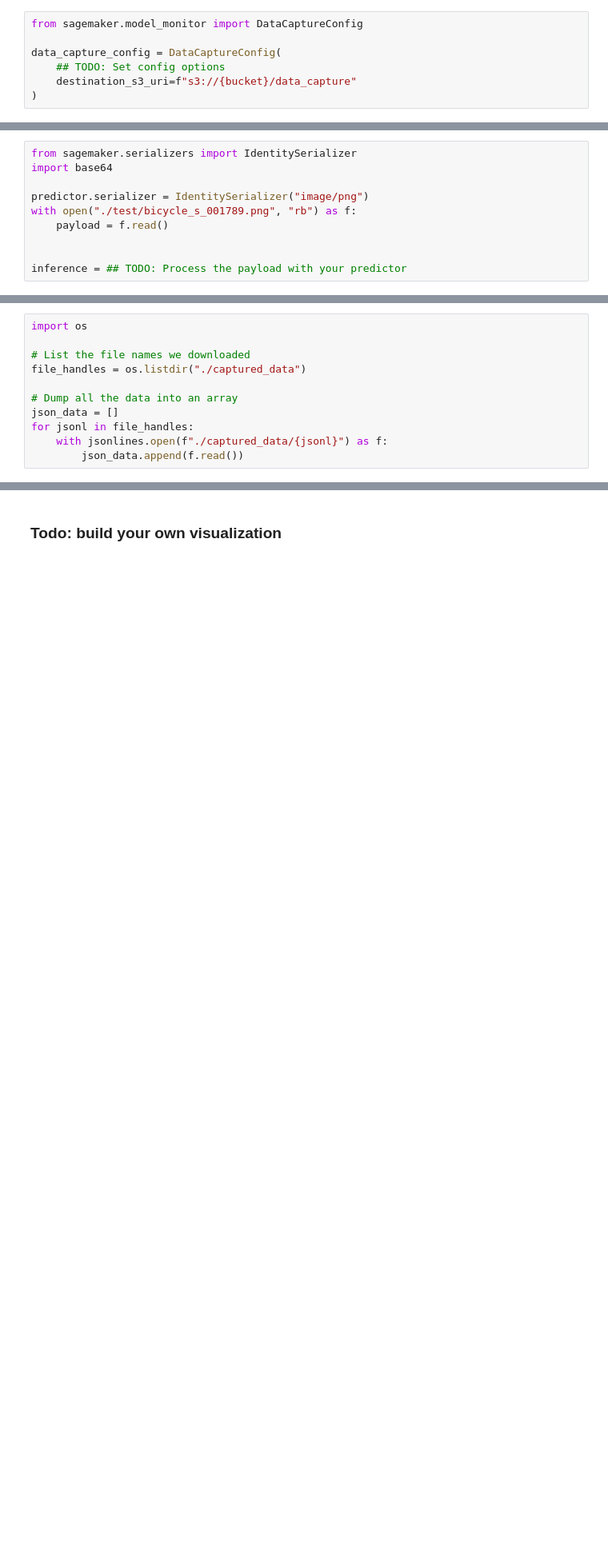
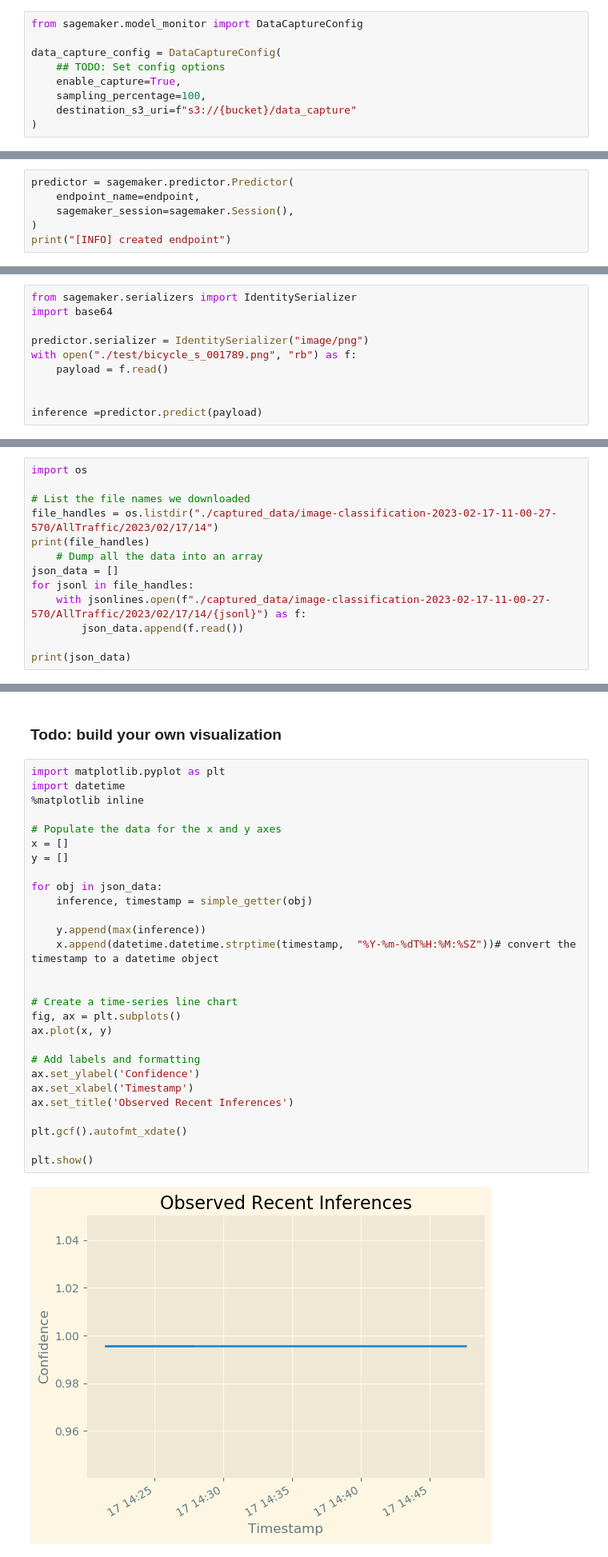
Before and after one commit to boachiejude/udacity-nd009t-C2-Developing-ML-Workflow, a Jupyter notebook: project/starter.ipynb, the cells around one changed output, grey strips where cells are left out. Shown at 80% size. Saved outputs shown, nothing was run; the diff lists cells and outputs as text; blank space fills up the shorter version.

```diff
--- a/project/starter.ipynb
+++ b/project/starter.ipynb
@@ -410,6 +441,8 @@ from sagemaker.model_monitor import DataCaptureConfig
 
 data_capture_config = DataCaptureConfig(
     ## TODO: Set config options
+    enable_capture=True,
+    sampling_percentage=100,
     destination_s3_uri=f"s3://{bucket}/data_capture"
 )
 # %% [markdown]
@@ -432,0 +469,6 @@ predictor = ## TODO: fill in
+# %%
+predictor = sagemaker.predictor.Predictor(
+    endpoint_name=endpoint,
+    sagemaker_session=sagemaker.Session(),
+)
+print("[INFO] created endpoint")
@@ -441,7 +485,7 @@ with open("./test/bicycle_s_001789.png", "rb") as f:
     payload = f.read()
 
 
-inference = ## TODO: Process the payload with your predictor
+inference =predictor.predict(payload)
 # %% [markdown]
 Your `inference` object is an array of two values, the predicted probability value for each of your classes (bicycle and motorcycle respectively.) So, for example, a value of `b'[0.91, 0.09]'` indicates the probability of being a bike is 91% and being a motorcycle is 9%.
 # %%
@@ -644,10 +704,12 @@ Now we can extract the data from each of the source files:
 import os
 
 # List the file names we downloaded
-file_handles = os.listdir("./captured_data")
-
-# Dump all the data into an array
+file_handles = os.listdir("./captured_data/image-classification-2023-02-17-11-00-27-570/AllTraffic/2023/02/17/14")
+print(file_handles)
+    # Dump all the data into an array
 json_data = []
 for jsonl in file_handles:
-    with jsonlines.open(f"./captured_data/{jsonl}") as f:
+    with jsonlines.open(f"./captured_data/image-classification-2023-02-17-11-00-27-570/AllTraffic/2023/02/17/14/{jsonl}") as f:
         json_data.append(f.read())
+
+print(json_data)
@@ -690,5 +764,35 @@ plt.gcf().autofmt_xdate()
 # %% [markdown]
 ### Todo: build your own visualization
+# %%
+import matplotlib.pyplot as plt
+import datetime
+%matplotlib inline
+
+# Populate the data for the x and y axes
+x = []
+y = []
+
+for obj in json_data:
+    inference, timestamp = simple_getter(obj)
+
+    y.append(max(inference))
+    x.append(datetime.datetime.strptime(timestamp,  "%Y-%m-%dT%H:%M:%SZ"))# convert the timestamp to a datetime object
+
+
+# Create a time-series line chart
+fig, ax = plt.subplots()
+ax.plot(x, y)
+
+# Add labels and formatting
+ax.set_ylabel('Confidence')
+ax.set_xlabel('Timestamp')
+ax.set_title('Observed Recent Inferences')
+
+plt.gcf().autofmt_xdate()
+
+plt.show()
+# %% [output]
+[figure, added]
 # %% [markdown]
 ### Congratulations!
 
```
Also changed, not shown: parts of 17 cells of this notebook.
